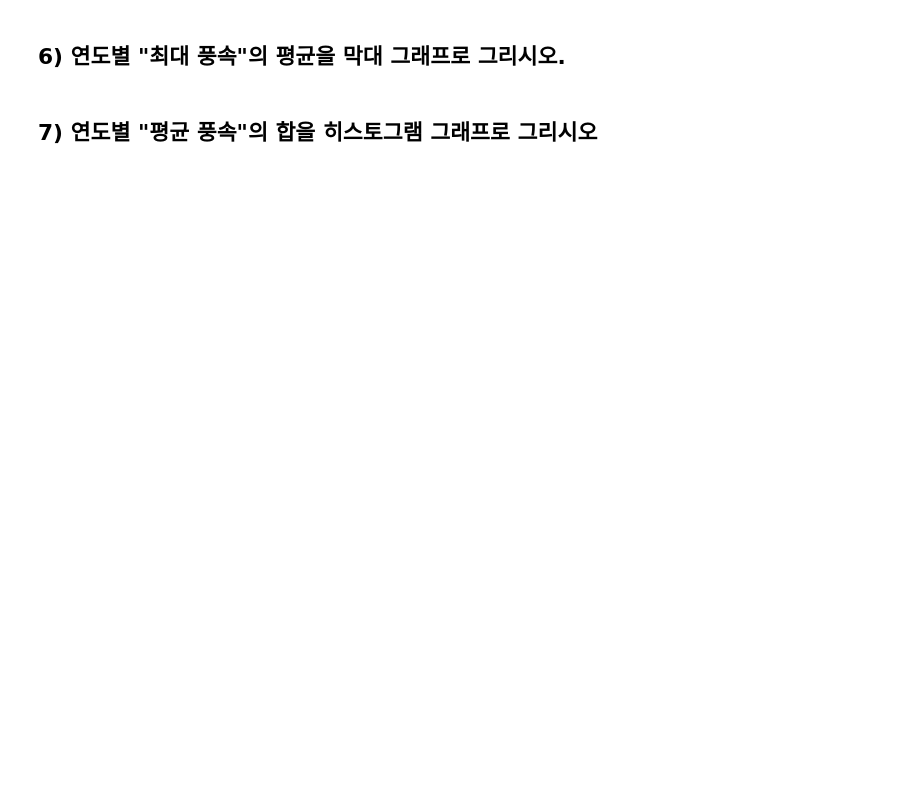
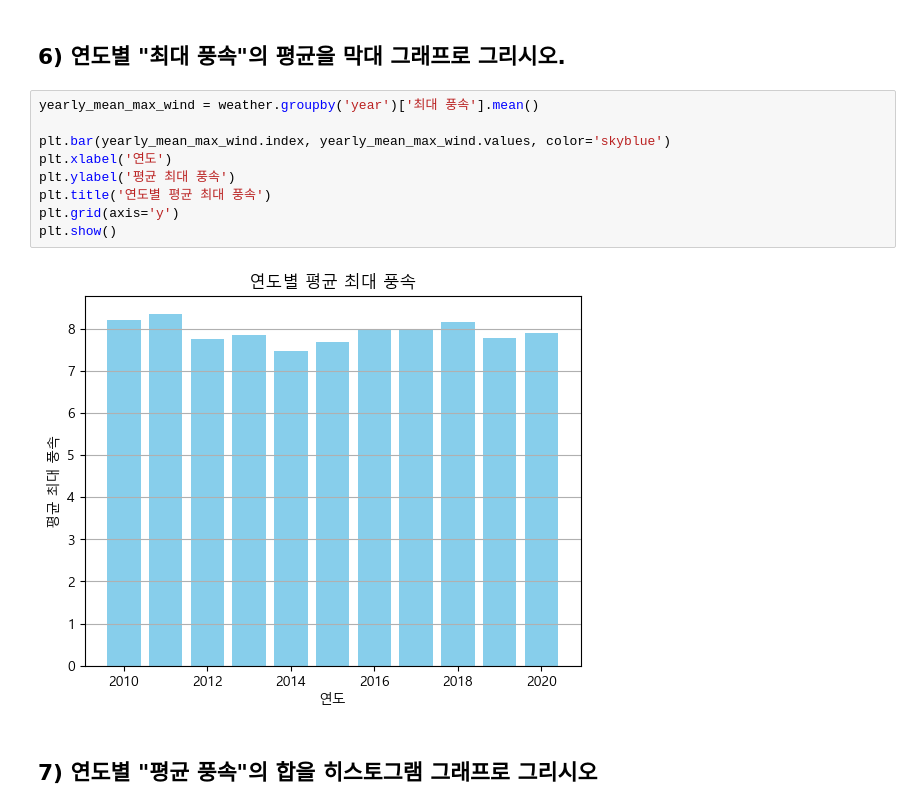
Before and after one commit to Aksara0221/pythom_basic_4, a Jupyter notebook: time_series_class_5_9.ipynb, the cells around one changed output. Saved outputs shown, nothing was run; the diff lists cells and outputs as text; blank space fills up the shorter version.

```diff
--- a/time_series_class_5_9.ipynb
+++ b/time_series_class_5_9.ipynb
@@ -282,4 +317,15 @@ print(weather.loc[weather.index == '2015-06-06', ['평균 기온', '최대 풍
 # %% [markdown]
 ## 6) 연도별 "최대 풍속"의 평균을 막대 그래프로 그리시오.
+# %%
+yearly_mean_max_wind = weather.groupby('year')['최대 풍속'].mean()
+
+plt.bar(yearly_mean_max_wind.index, yearly_mean_max_wind.values, color='skyblue')
+plt.xlabel('연도')
+plt.ylabel('평균 최대 풍속')
+plt.title('연도별 평균 최대 풍속')
+plt.grid(axis='y')
+plt.show()
+# %% [output]
+[figure, added]
 # %% [markdown]
 ## 7) 연도별 "평균 풍속"의 합을 히스토그램 그래프로 그리시오
```
Also changed, not shown: parts of 10 cells of this notebook.
